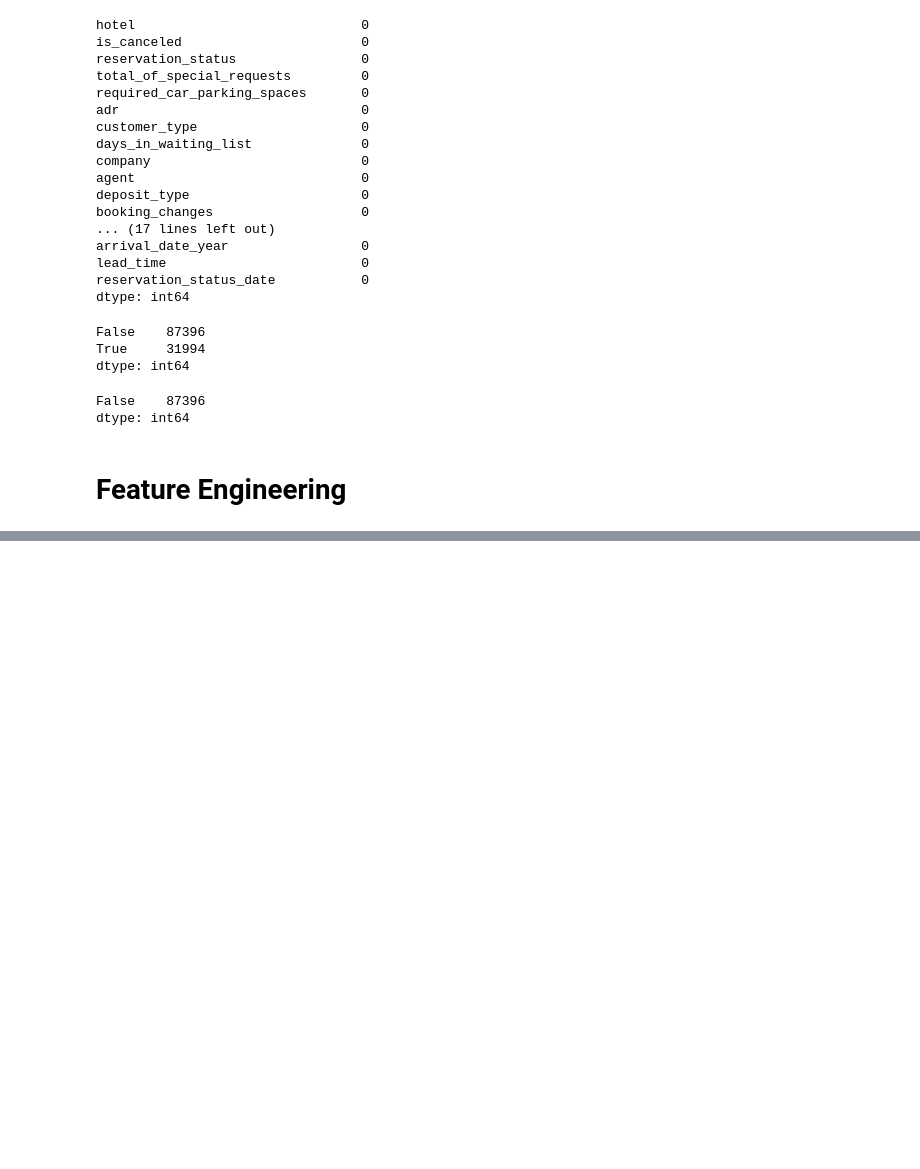
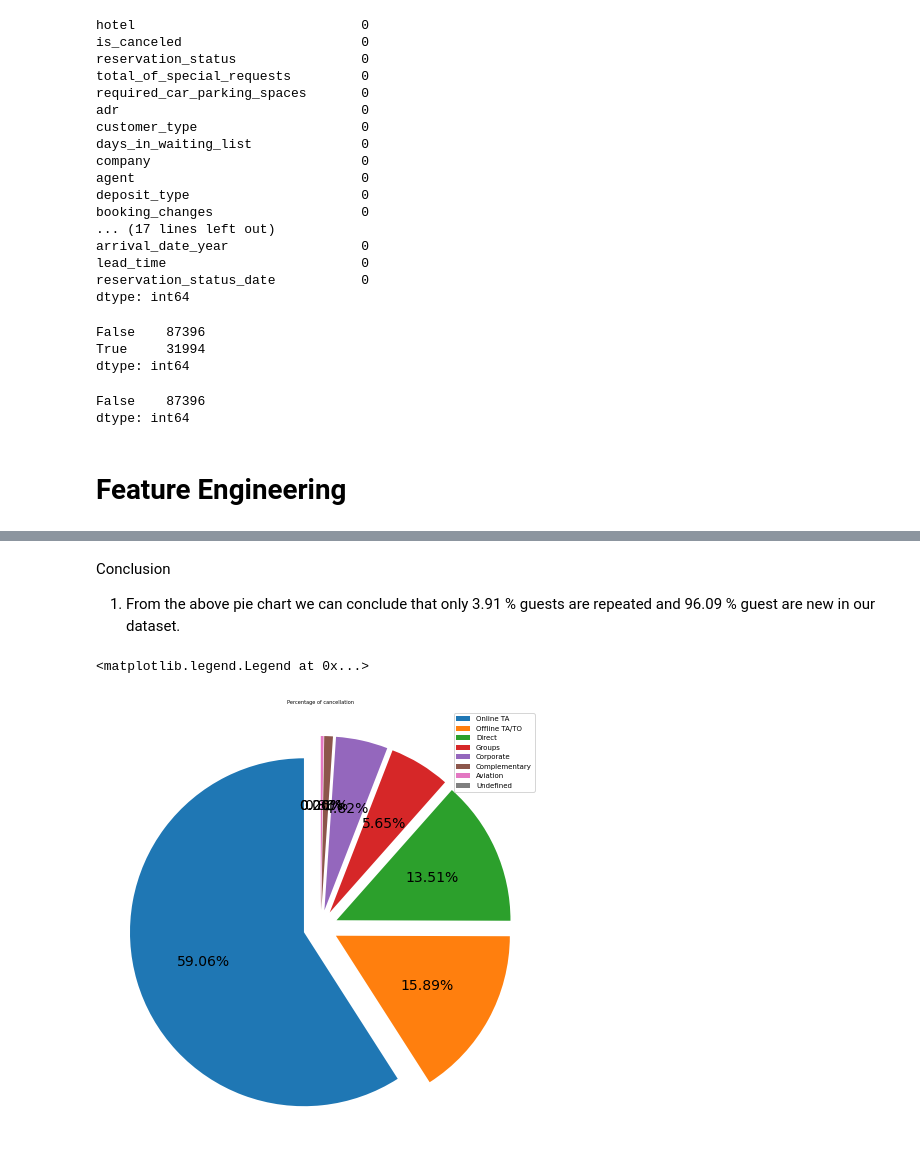
Before and after one commit to aditya8075/EDA---Hotel-Booking-Analysis, a Jupyter notebook: Aditya_Tadas_EDA_on_Hotel_Booking_Capstone_project.ipynb, the cells around one changed output, grey strips where cells are left out. Cells and saved outputs as stored; diff of their text form; code cells hidden in the pictures; blank space fills up the shorter version.

```diff
--- a/Aditya_Tadas_EDA_on_Hotel_Booking_Capstone_project.ipynb
+++ b/Aditya_Tadas_EDA_on_Hotel_Booking_Capstone_project.ipynb
@@ -154,0 +185,15 @@ df['total_stay']=df['stays_in_week_nights'] +df['stays_in_weekend_nights']
+# %% [markdown]
+Conclusion
+1. From the above pie chart we can conclude that only 3.91 % guests are repeated and 96.09 % guest
+   are  new in our dataset.
+# %%
+plt.figure(figsize=(12,8))
+labels = df['market_segment'].value_counts().index.tolist()
+sizes = df['market_segment'].value_counts().tolist()
+explode = (0.1, 0.1,0.1,0.1,0.1,0.1,0.1,0.1)
+plt.pie(sizes, explode=explode,autopct='%1.2f%%', startangle=90, textprops={'fontsize': 14})
+plt.title('Percentage of cancellation', fontsize=5)
+plt.legend(labels,loc=1, prop = {'size' :7 })
+# %% [output]
+<matplotlib.legend.Legend at 0x...>
+[figure, added]
```
Also changed, not shown: parts of 15 cells of this notebook.
